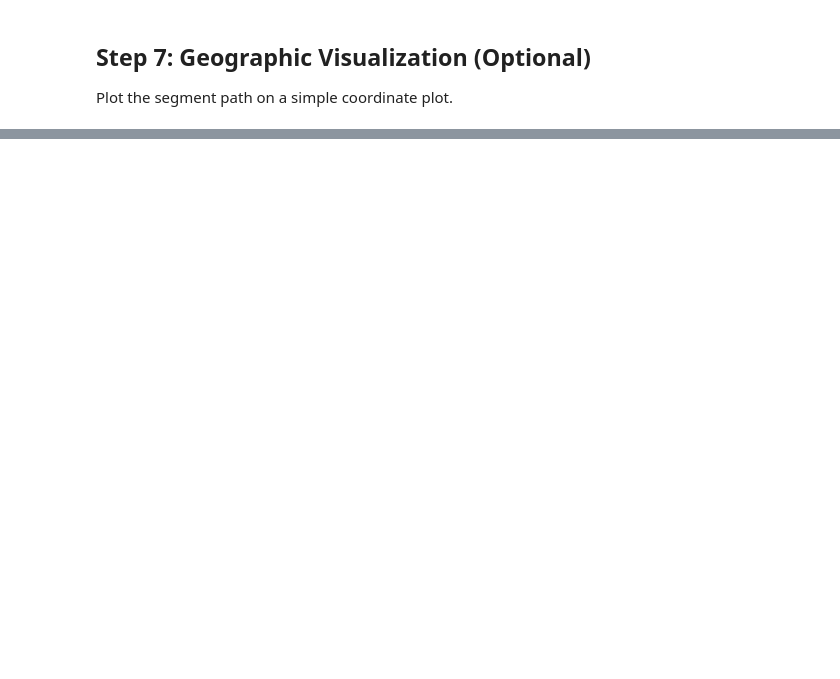
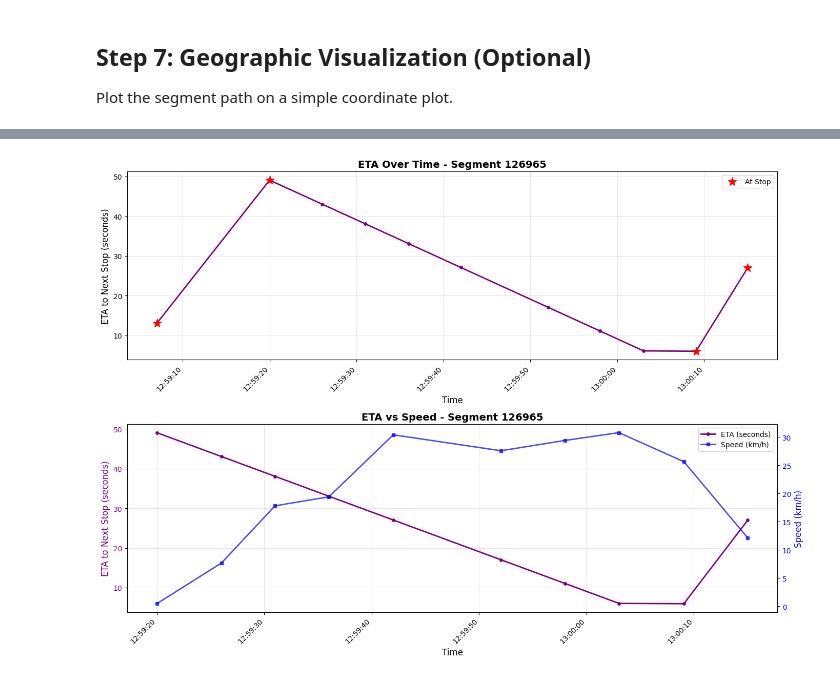
Before and after one commit to wtg/shubble, a Jupyter notebook: ml/data/data.ipynb, the cells around one changed output, grey strips where cells are left out. Drawn from its saved outputs; the diff is of its cells as text; code cells hidden in the pictures; blank space fills up the shorter version.

```diff
--- a/ml/data/data.ipynb
+++ b/ml/data/data.ipynb
@@ -369,0 +370,18 @@ All preprocessing results are cached for efficient repeated use.
+# %%
+# Run the ETA pipeline (handles segmentation, stop detection, filtering, and ETA calculation)
+from ml.pipelines import eta_pipeline
+
+print("="*70)
+print("RUNNING ETA PIPELINE")
+print("="*70)
+eta_df = eta_pipeline()
+
+print(f"\nFinal ETA data:")
+print(f"  Total points: {len(eta_df):,}")
+print(f"  Total segments: {eta_df['segment_id'].nunique():,}")
+print(f"\nColumns in ETA data:")
+print(f"  {list(eta_df.columns)}")
+
+# Display sample data
+print(f"\nSample data with stop and ETA information:")
+eta_df[['timestamp', 'vehicle_id', 'route', 'stop_name', 'stop_route', 'eta_seconds', 'speed_kmh']].head(20)
@@ -369,0 +667,71 @@ All preprocessing results are cached for efficient repeated use.
+# %%
+# Visualize ETA over time
+fig, axes = plt.subplots(2, 1, figsize=(14, 10))
+
+# Filter to points with ETAs
+eta_segment_clean = eta_segment[eta_segment['eta_seconds'].notna()].copy()
+
+# Plot 1: ETA to next stop over time
+ax1 = axes[0]
+ax1.plot(eta_segment_clean['timestamp'], eta_segment_clean['eta_seconds'],
+         marker='o', linestyle='-', linewidth=2, markersize=4, color='purple')
+ax1.set_xlabel('Time', fontsize=12)
+ax1.set_ylabel('ETA to Next Stop (seconds)', fontsize=12)
+ax1.set_title(f'ETA Over Time - Segment {selected_eta_segment_id}', fontsize=14, fontweight='bold')
+ax1.grid(alpha=0.3)
+
+# Highlight points at stops
+stops_mask = eta_segment_clean['stop_name'].notna()
+if stops_mask.any():
+    ax1.scatter(eta_segment_clean[stops_mask]['timestamp'],
+               eta_segment_clean[stops_mask]['eta_seconds'],
+               color='red', s=150, marker='*', label='At Stop', zorder=5)
+    ax1.legend()
+
+plt.setp(ax1.xaxis.get_majorticklabels(), rotation=45, ha='right')
+
+# Plot 2: ETA vs Speed
+ax2 = axes[1]
+# Filter to points with both ETA and speed
+plot_data = eta_segment[(eta_segment['eta_seconds'].notna()) & (eta_segment['speed_kmh'].notna())].copy()
+
+if len(plot_data) > 0:
+    ax2_twin = ax2.twinx()
+
+    # Plot ETA on left y-axis
+    line1 = ax2.plot(plot_data['timestamp'], plot_data['eta_seconds'],
+                     marker='o', linestyle='-', linewidth=2, markersize=4,
+                     color='purple', label='ETA (seconds)')
+    ax2.set_ylabel('ETA to Next Stop (seconds)', fontsize=12, color='purple')
+    ax2.tick_params(axis='y', labelcolor='purple')
+
+    # Plot speed on right y-axis
+    line2 = ax2_twin.plot(plot_data['timestamp'], plot_data['speed_kmh'],
+                          marker='s', linestyle='-', linewidth=2, markersize=4,
+                          color='blue', label='Speed (km/h)', alpha=0.7)
+    ax2_twin.set_ylabel('Speed (km/h)', fontsize=12, color='blue')
+    ax2_twin.tick_params(axis='y', labelcolor='blue')
+
+    ax2.set_xlabel('Time', fontsize=12)
+    ax2.set_title(f'ETA vs Speed - Segment {selected_eta_segment_id}', fontsize=14, fontweight='bold')
+    ax2.grid(alpha=0.3)
+
+    # Combine legends
+    lines = line1 + line2
+    labels = [l.get_label() for l in lines]
+    ax2.legend(lines, labels, loc='upper right')
+
+    plt.setp(ax2.xaxis.get_majorticklabels(), rotation=45, ha='right')
+
+plt.tight_layout()
+plt.show()
+
+# Statistics
+if len(eta_segment_clean) > 0:
+    print(f"\nETA Statistics for Segment {selected_eta_segment_id}:")
+    print(f"  Mean ETA: {eta_segment_clean['eta_seconds'].mean():.2f} seconds ({eta_segment_clean['eta_seconds'].mean()/60:.2f} minutes)")
+    print(f"  Median ETA: {eta_segment_clean['eta_seconds'].median():.2f} seconds ({eta_segment_clean['eta_seconds'].median()/60:.2f} minutes)")
+    print(f"  Max ETA: {eta_segment_clean['eta_seconds'].max():.2f} seconds ({eta_segment_clean['eta_seconds'].max()/60:.2f} minutes)")
+    print(f"  Min ETA: {eta_segment_clean['eta_seconds'].min():.2f} seconds ({eta_segment_clean['eta_seconds'].min()/60:.2f} minutes)")
+# %% [output]
+[figure, added]
```
Also changed, not shown: parts of 20 cells of this notebook, 28 other files.
